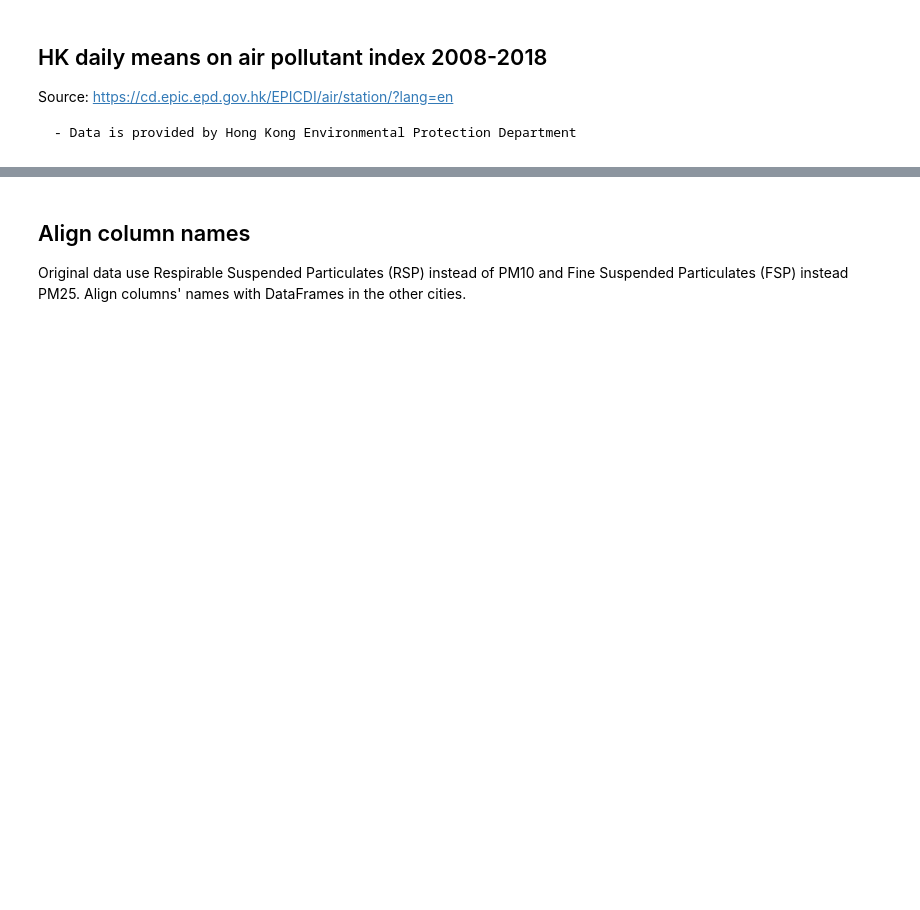
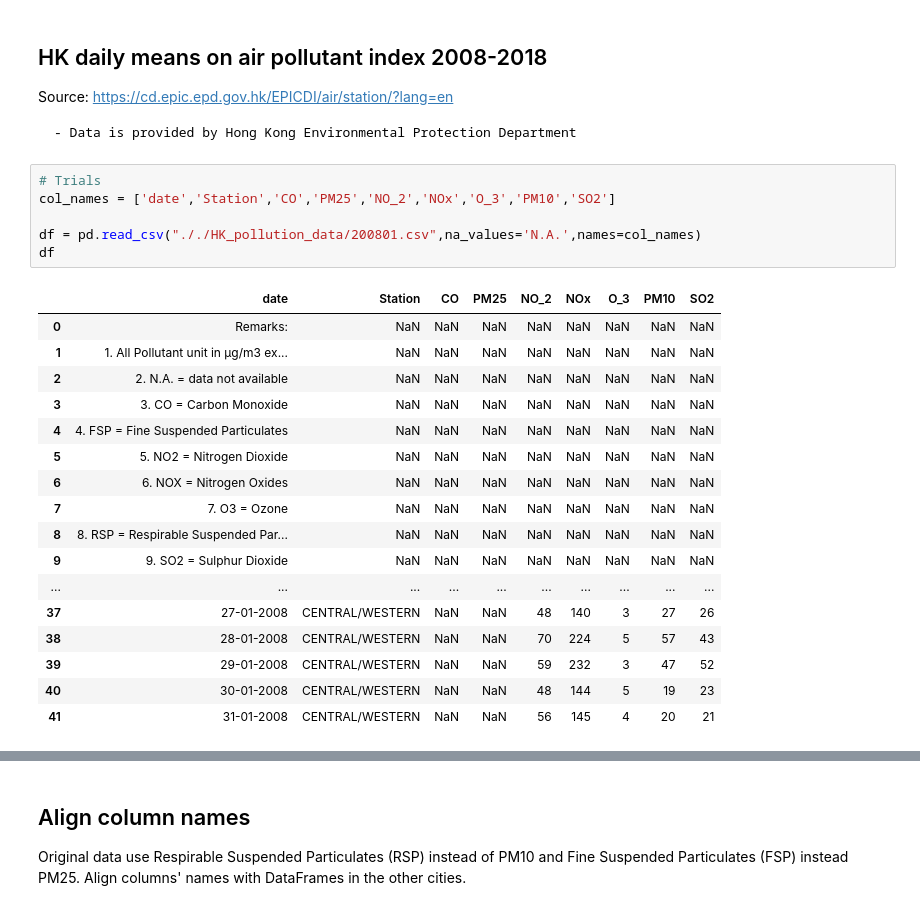
Before and after one commit to andres2203/pollution_correlation, a Jupyter notebook: Hong Kong Data/HK pollution index.ipynb, the cells around one changed output, grey strips where cells are left out. Saved outputs shown, nothing was run; the diff lists cells and outputs as text; blank space fills up the shorter version.

```diff
--- a/Hong Kong Data/HK pollution index.ipynb
+++ b/Hong Kong Data/HK pollution index.ipynb
@@ -6,3 +6,27 @@ import numpy as np
 Source: https://cd.epic.epd.gov.hk/EPICDI/air/station/?lang=en
 
     - Data is provided by Hong Kong Environmental Protection Department
+# %%
+# Trials
+col_names = ['date','Station','CO','PM25','NO_2','NOx','O_3','PM10','SO2']
+
+df = pd.read_csv("././HK_pollution_data/200801.csv",na_values='N.A.',names=col_names)
+df
+# %% [output]
+|  | date | Station | CO | PM25 | NO_2 | NOx | O_3 | PM10 | SO2 |
+| 0 | Remarks: | NaN | NaN | NaN | NaN | NaN | NaN | NaN | NaN |
+| 1 | 1. All Pollutant unit in μg/m3 ex... | NaN | NaN | NaN | NaN | NaN | NaN | NaN | NaN |
+| 2 | 2. N.A. = data not available | NaN | NaN | NaN | NaN | NaN | NaN | NaN | NaN |
+| 3 | 3. CO = Carbon Monoxide | NaN | NaN | NaN | NaN | NaN | NaN | NaN | NaN |
+| 4 | 4. FSP = Fine Suspended Particulates | NaN | NaN | NaN | NaN | NaN | NaN | NaN | NaN |
+| 5 | 5. NO2 = Nitrogen Dioxide | NaN | NaN | NaN | NaN | NaN | NaN | NaN | NaN |
+| 6 | 6. NOX = Nitrogen Oxides | NaN | NaN | NaN | NaN | NaN | NaN | NaN | NaN |
+| 7 | 7. O3 = Ozone | NaN | NaN | NaN | NaN | NaN | NaN | NaN | NaN |
+| 8 | 8. RSP = Respirable Suspended Par... | NaN | NaN | NaN | NaN | NaN | NaN | NaN | NaN |
+| 9 | 9. SO2 = Sulphur Dioxide | NaN | NaN | NaN | NaN | NaN | NaN | NaN | NaN |
+| ... | ... | ... | ... | ... | ... | ... | ... | ... | ... |
+| 37 | 27-01-2008 | CENTRAL/WESTERN | NaN | NaN | 48 | 140 | 3 | 27 | 26 |
+| 38 | 28-01-2008 | CENTRAL/WESTERN | NaN | NaN | 70 | 224 | 5 | 57 | 43 |
+| 39 | 29-01-2008 | CENTRAL/WESTERN | NaN | NaN | 59 | 232 | 3 | 47 | 52 |
+| 40 | 30-01-2008 | CENTRAL/WESTERN | NaN | NaN | 48 | 144 | 5 | 19 | 23 |
+| 41 | 31-01-2008 | CENTRAL/WESTERN | NaN | NaN | 56 | 145 | 4 | 20 | 21 |
```
Also changed, not shown: parts of 7 cells of this notebook, 3 other files.
